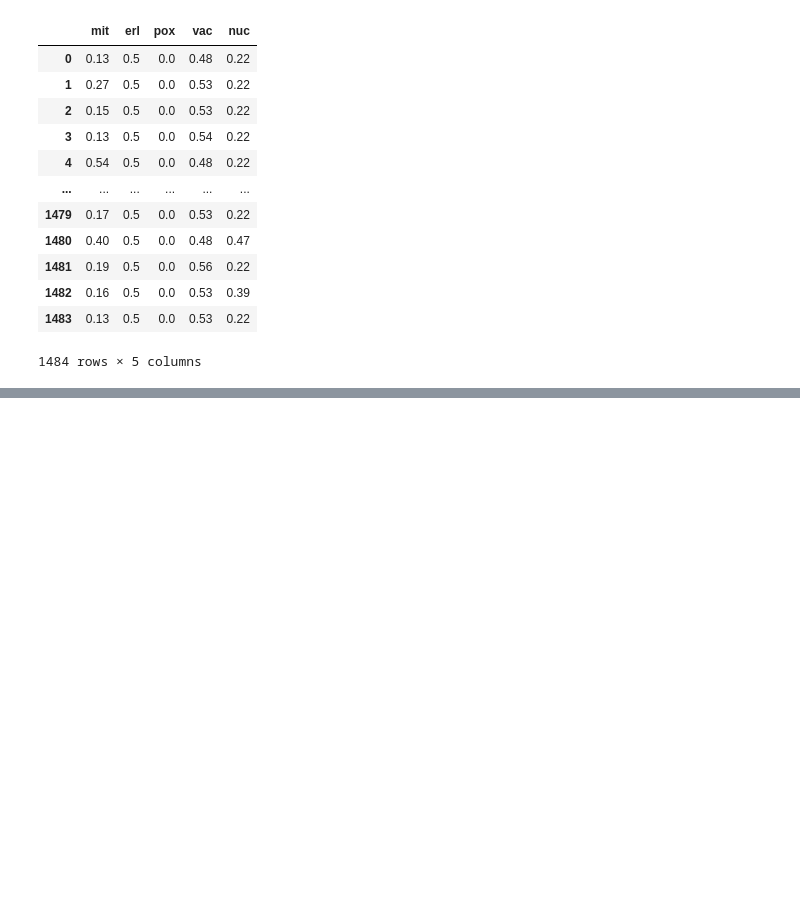
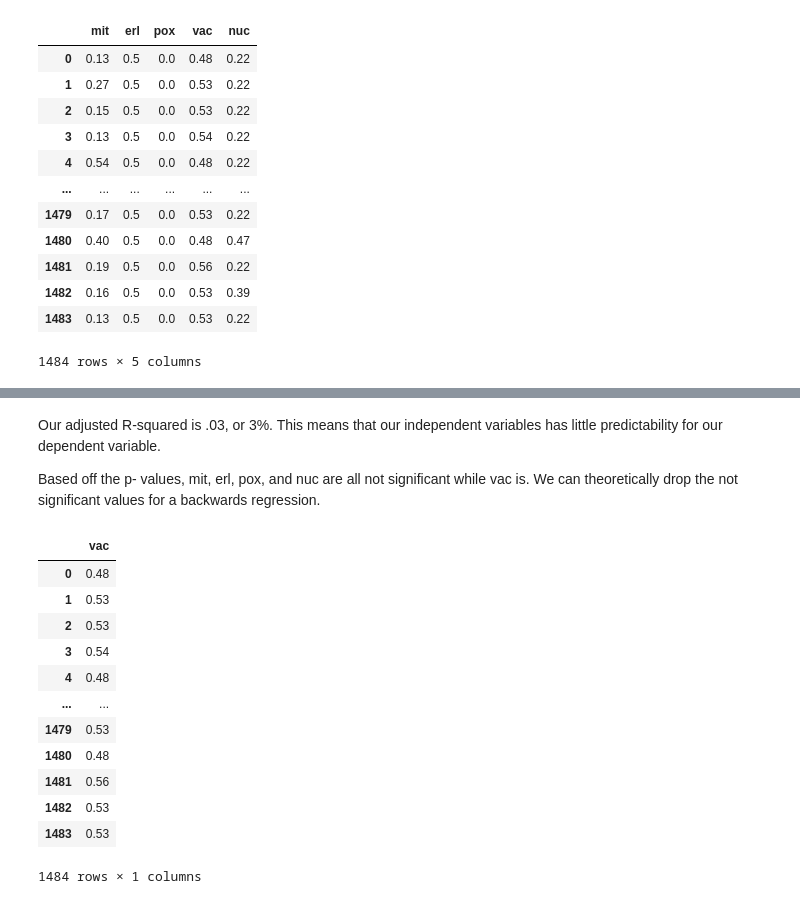
Before and after one commit to jas-tang/datasci_6_regression, a Jupyter notebook: datasci_6_regression.ipynb, the cells around one changed output, grey strips where cells are left out. Drawn from its saved outputs; the diff is of its cells as text; code cells hidden in the pictures; blank space fills up the shorter version.

```diff
--- a/datasci_6_regression.ipynb
+++ b/datasci_6_regression.ipynb
@@ -216,3 +226,24 @@ Covariance Type:            nonrobust
 
 Notes:
 [1] Standard Errors assume that the covariance matrix of the errors is correctly specified.
+# %% [markdown]
+Our adjusted R-squared is .03, or 3%. This means that our independent variables has little predictability for our dependent variable.
+
+Based off the p- values, mit, erl, pox, and nuc are all not significant while vac is. We can theoretically drop the not significant values for a backwards regression.
+# %%
+listofpredictors2 = df2[['vac']]
+listofpredictors2
+# %% [output]
+|  | vac |
+| 0 | 0.48 |
+| 1 | 0.53 |
+| 2 | 0.53 |
+| 3 | 0.54 |
+| 4 | 0.48 |
+| ... | ... |
+| 1479 | 0.53 |
+| 1480 | 0.48 |
+| 1481 | 0.56 |
+| 1482 | 0.53 |
+| 1483 | 0.53 |
+1484 rows × 1 columns
```
Also changed, not shown: parts of 12 cells of this notebook.
